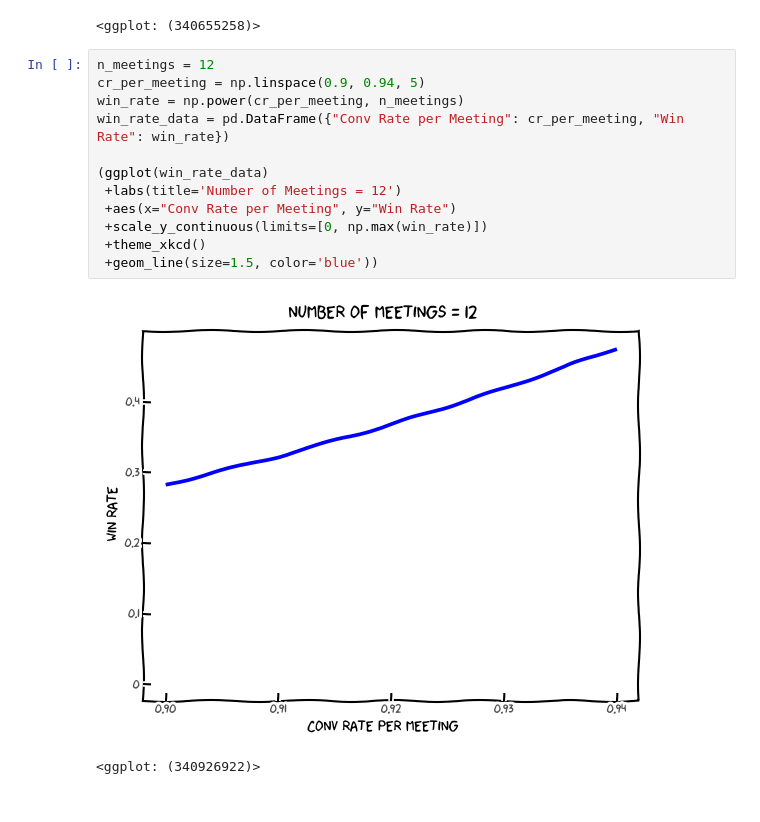
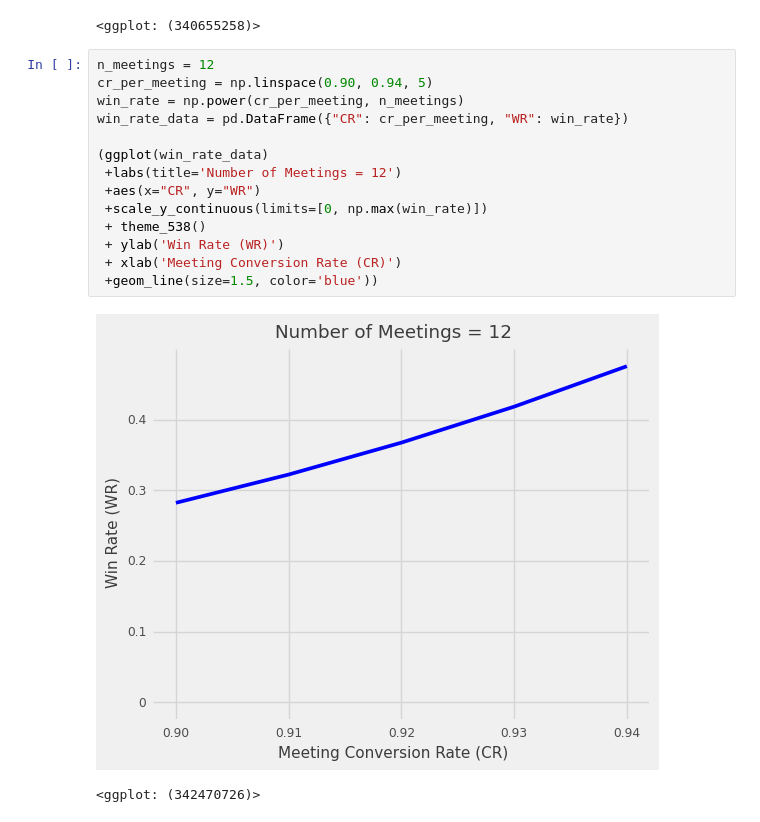
Before and after one commit to cherevik/SalesSimulator, a Jupyter notebook: visualize.ipynb, the cells around one changed output. Cells and saved outputs as stored; diff of their text form.

```diff
--- a/visualize.ipynb
+++ b/visualize.ipynb
@@ -52,16 +52,18 @@ win_rate_data = pd.DataFrame({"Number of Meetings": n_meetings, "Win Rate": win_
 <ggplot: (340655258)>
 # %%
 n_meetings = 12
-cr_per_meeting = np.linspace(0.9, 0.94, 5)
+cr_per_meeting = np.linspace(0.90, 0.94, 5)
 win_rate = np.power(cr_per_meeting, n_meetings)
-win_rate_data = pd.DataFrame({"Conv Rate per Meeting": cr_per_meeting, "Win Rate": win_rate})
+win_rate_data = pd.DataFrame({"CR": cr_per_meeting, "WR": win_rate})
 
 (ggplot(win_rate_data)
  +labs(title='Number of Meetings = 12')
- +aes(x="Conv Rate per Meeting", y="Win Rate")
+ +aes(x="CR", y="WR")
  +scale_y_continuous(limits=[0, np.max(win_rate)])
- +theme_xkcd()
+ + theme_538()
+ + ylab('Win Rate (WR)')
+ + xlab('Meeting Conversion Rate (CR)')
  +geom_line(size=1.5, color='blue'))
 # %% [output]
-[figure, old version]
+[figure, new version]
-<ggplot: (340926922)>
+<ggplot: (342470726)>
```
Also changed, not shown: parts of 3 cells of this notebook, 1 other file.
